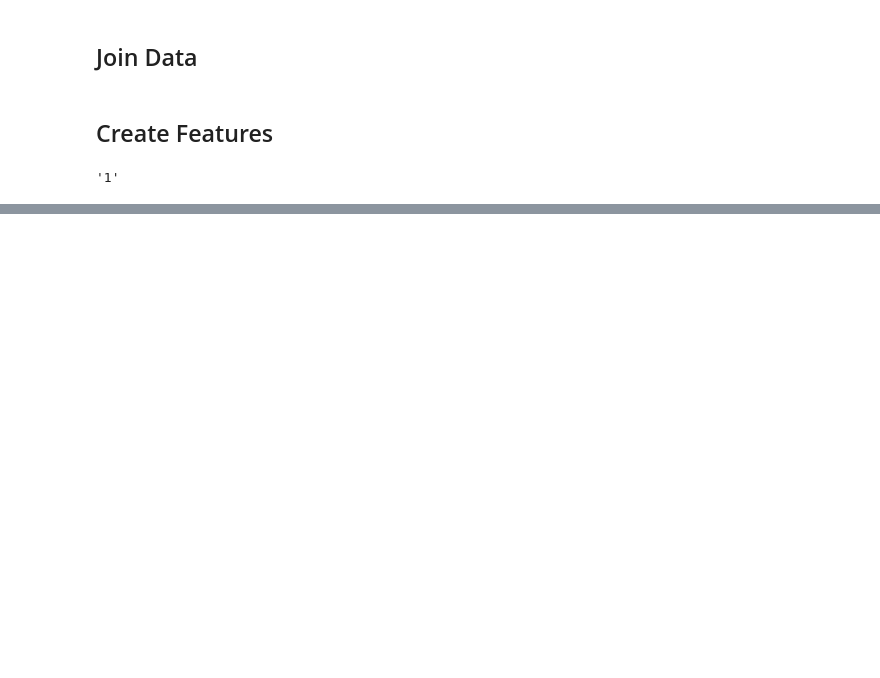
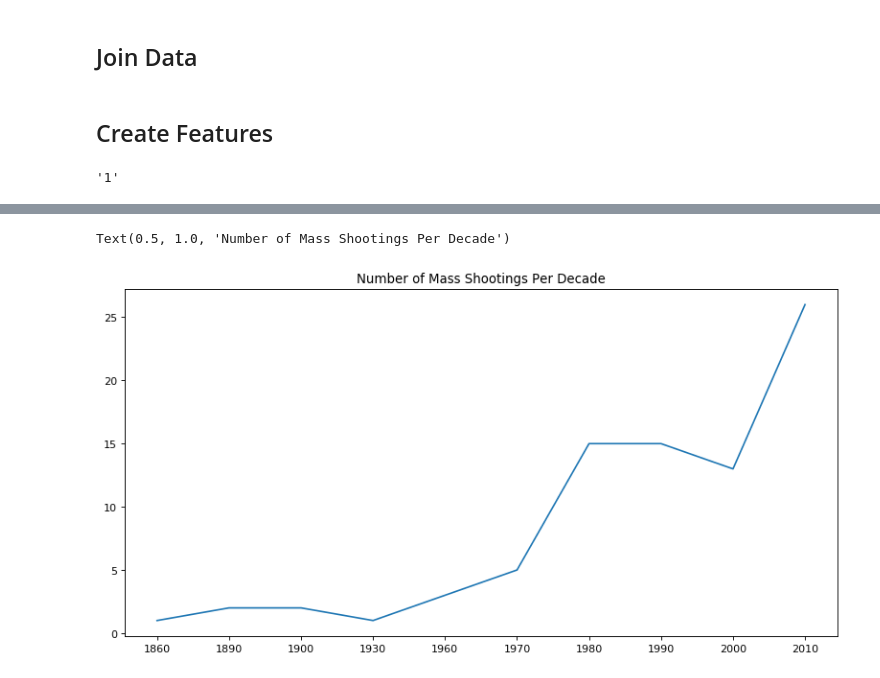
Before and after one commit to kjprice/statistics-guns, a Jupyter notebook: notebooks/School shootings EDA.ipynb, the cells around one changed output, grey strips where cells are left out. Saved outputs shown, nothing was run; the diff lists cells and outputs as text; code cells hidden in the pictures; blank space fills up the shorter version.

```diff
--- a/notebooks/School shootings EDA.ipynb
+++ b/notebooks/School shootings EDA.ipynb
@@ -54,0 +61,2 @@ df.head(n=2)
+# %%
+df_mass_shootings = df[df['Total_Deaths'] >= 3]
@@ -54,0 +66,3 @@ df.head(n=2)
+# %%
+df_mass_shootings_by_decade = df_mass_shootings.groupby('Decade').sum()
+df_mass_shootings_by_decade.reset_index(inplace=True)
@@ -54,0 +78,7 @@ df.head(n=2)
+# %%
+plt.figure(num=None, figsize=(12, 6), dpi=80, facecolor='w', edgecolor='k')
+plt.plot(df_mass_shootings_by_decade.Decade.astype(str), df_mass_shootings_by_decade['Total_Shootings'])
+plt.title('Number of Mass Shootings Per Decade')
+# %% [output]
+Text(0.5, 1.0, 'Number of Mass Shootings Per Decade')
+[figure, added]
```
Also changed, not shown: parts of 34 cells of this notebook.
